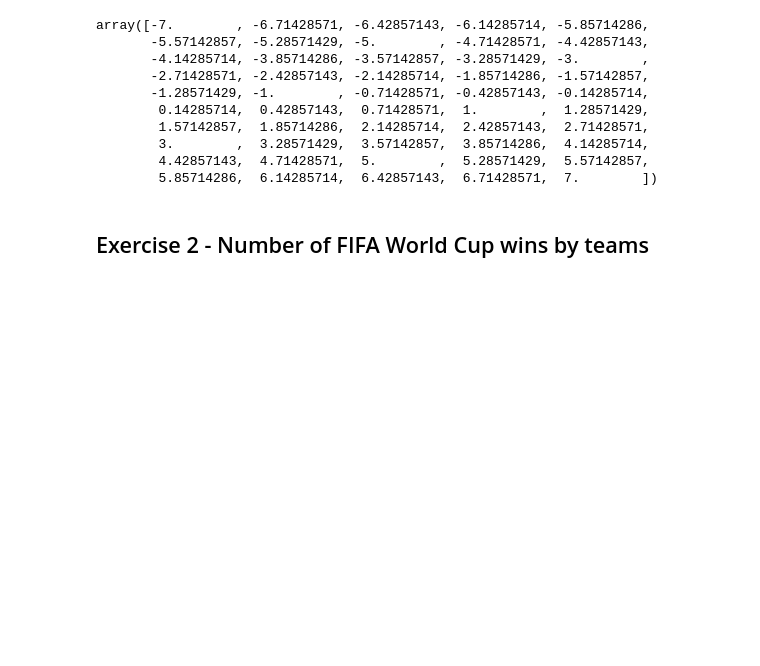
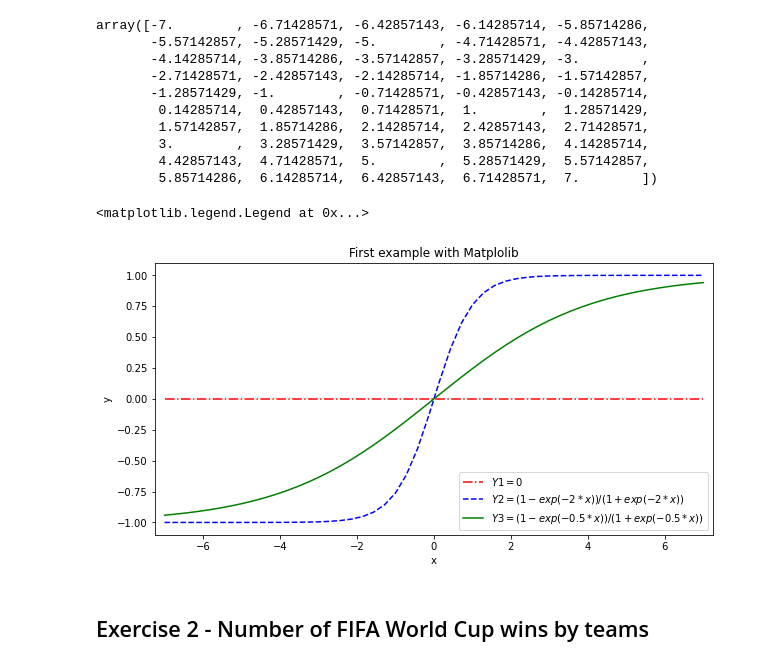
Before and after one commit to 0x47726579/XAI-lab01, a Jupyter notebook: Exercises_Data_Visualization.ipynb, the cells around one changed output. Saved outputs shown, nothing was run; the diff lists cells and outputs as text; code cells hidden in the pictures; blank space fills up the shorter version.

```diff
--- a/Exercises_Data_Visualization.ipynb
+++ b/Exercises_Data_Visualization.ipynb
@@ -42,3 +40,27 @@ array([-7.        , -6.71428571, -6.42857143, -6.14285714, -5.85714286,
+# %%
+y1 = [0 for x in X]
+#print(len(y1), len(X))
+y2 = [ (1- np.exp(-2 * val) )/ (1+ np.exp(-2 * val)) for val in X]
+y3 = [ (1- np.exp(-0.5 * val) )/ (1+ np.exp(-0.5 * val)) for val in X]
+
+
+
+plt.title('First example with Matplolib')
+plt.xlabel('x')
+plt.ylabel('y')
+plt.xlim(-7.25,7.25)
+plt.ylim(-1.1,1.1)
+plt.locator_params(axis="y", nbins=10)
+plt.rcParams["figure.figsize"] = (10,5)
+
+plt.plot(X, y1, 'r-.', label="$Y1 = 0$")
+plt.plot(X, y2, 'b--', label="$Y2 = (1 - exp(-2 * x)) / (1 + exp(-2 * x))$")
+plt.plot(X, y3, 'g', label="$Y3 = (1 - exp(-0.5 * x)) / (1 + exp(-0.5 * x))$")
+
+plt.legend(loc="lower right",fancybox=True)
+# %% [output]
+<matplotlib.legend.Legend at 0x...>
+[figure, added]
 # %% [markdown]
 ## Exercise 2 - Number of FIFA World Cup wins by teams
 # %% [markdown]
```
Also changed, not shown: parts of 3 cells of this notebook.
